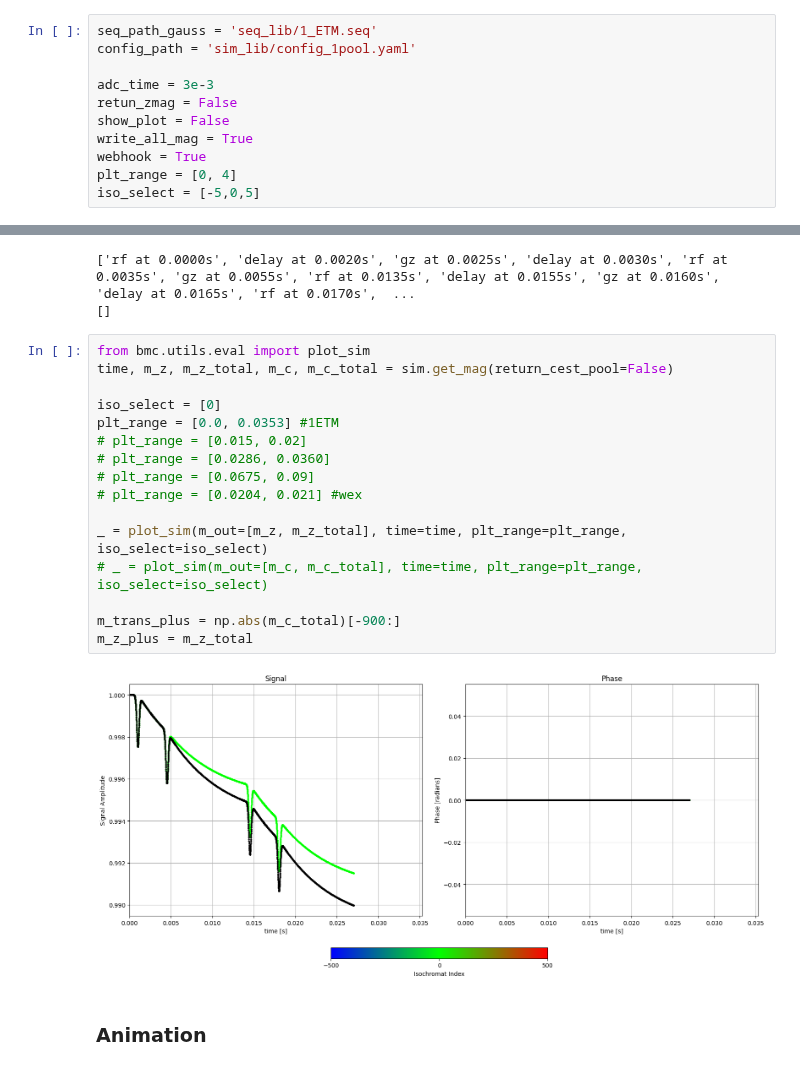
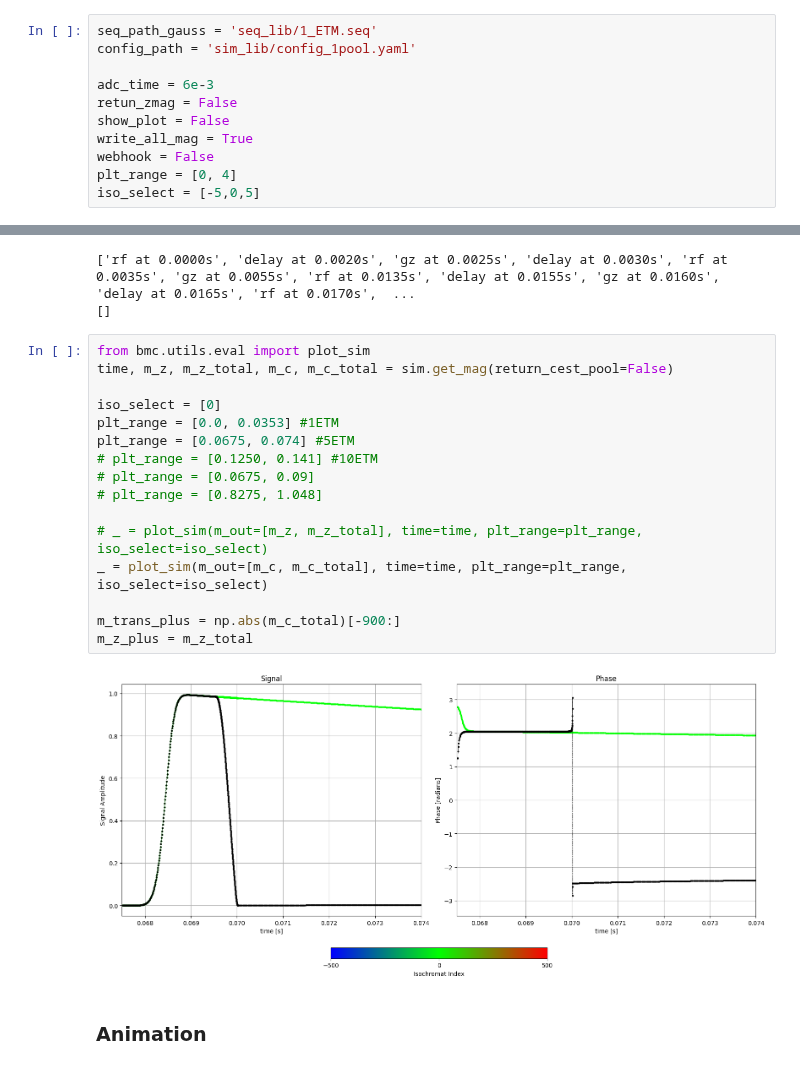
Before and after one commit to dantona02/optim, a Jupyter notebook: testing.ipynb, the cells around one changed output, grey strips where cells are left out. Drawn from its saved outputs; the diff is of its cells as text.

```diff
--- a/testing.ipynb
+++ b/testing.ipynb
@@ -26,11 +26,11 @@ np.where(z_pos == 0)[0][0]
 seq_path_gauss = 'seq_lib/1_ETM.seq'
 config_path = 'sim_lib/config_1pool.yaml'
 
-adc_time = 3e-3
+adc_time = 6e-3
 retun_zmag = False
 show_plot = False
 write_all_mag = True
-webhook = True
+webhook = False
 plt_range = [0, 4]
 iso_select = [-5,0,5]
 # %%
@@ -50,21 +50,21 @@ sim = simulate(config_file=config_path,
 # %%
 from bmc.utils.eval import plot_sim
 time, m_z, m_z_total, m_c, m_c_total = sim.get_mag(return_cest_pool=False)
 
 iso_select = [0]
 plt_range = [0.0, 0.0353] #1ETM
-# plt_range = [0.015, 0.02]
-# plt_range = [0.0286, 0.0360]
+plt_range = [0.0675, 0.074] #5ETM
+# plt_range = [0.1250, 0.141] #10ETM
 # plt_range = [0.0675, 0.09]
-# plt_range = [0.0204, 0.021] #wex
+# plt_range = [0.8275, 1.048]
 
-_ = plot_sim(m_out=[m_z, m_z_total], time=time, plt_range=plt_range, iso_select=iso_select)
-# _ = plot_sim(m_out=[m_c, m_c_total], time=time, plt_range=plt_range, iso_select=iso_select)
+# _ = plot_sim(m_out=[m_z, m_z_total], time=time, plt_range=plt_range, iso_select=iso_select)
+_ = plot_sim(m_out=[m_c, m_c_total], time=time, plt_range=plt_range, iso_select=iso_select)
 
 m_trans_plus = np.abs(m_c_total)[-900:]
 m_z_plus = m_z_total
 # %% [output]
-[figure, old version]
+[figure, new version]
 # %% [markdown]
 ### Animation
 # %%
```
Also changed, not shown: parts of 7 cells of this notebook, 27 other files.
